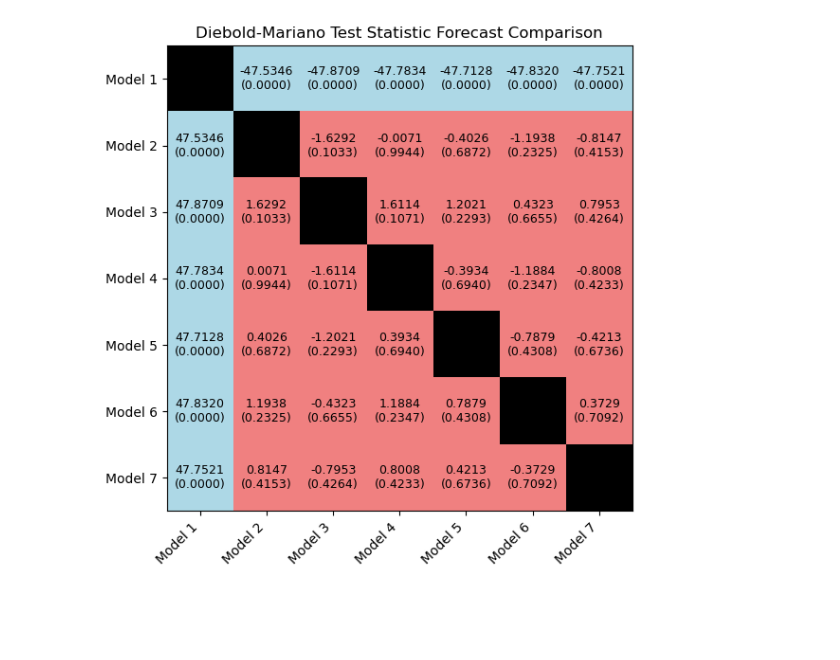
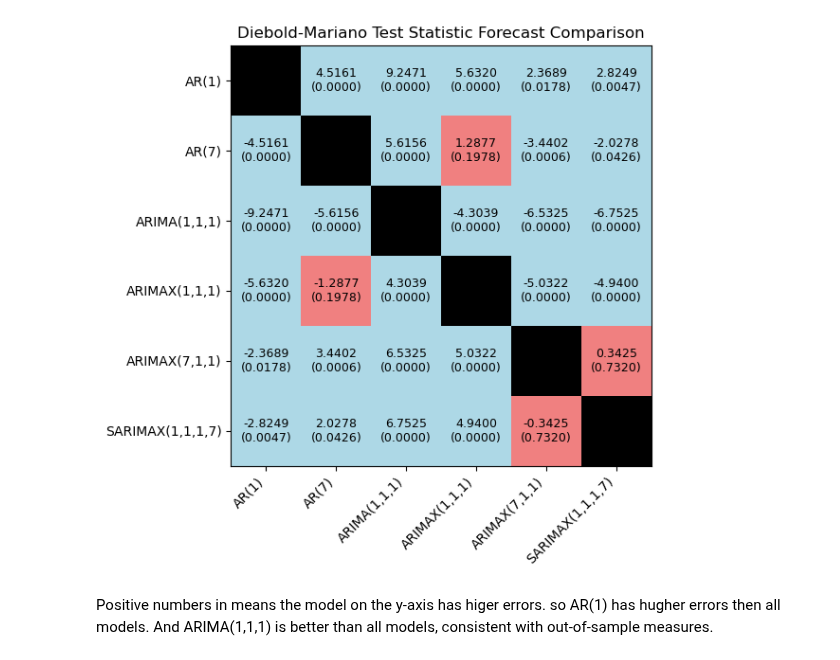
Before and after one commit to peterravn/Seminar-Adv-Finance, a Jupyter notebook: 7. Diebold-Mariano test.ipynb, the cells around one changed output. Cells and saved outputs as stored; diff of their text form; code cells hidden in the pictures; blank space fills up the shorter version.

```diff
--- a/7. Diebold-Mariano test.ipynb
+++ b/7. Diebold-Mariano test.ipynb
@@ -58,8 +46,25 @@ forecast7 = np.random.normal(0, 2, Horizon)
+# %%
+# Load the combined_predictions.csv file
+data = pd.read_csv('combined_predictions.csv')
+
+# Extract the actual and forecast values
+actual = data['Actual'].values
+forecasts = [data[col].values for col in data.columns if col != 'Actual']
+
+# Replace column names with custom names for forecasts
+forecast_names = [
+    'AR(1)',
+    'AR(7)',
+    'ARIMA(1,1,1)',
+    'ARIMAX(1,1,1)',
+    'ARIMAX(7,1,1)',
+    'SARIMAX(1,1,1,7)'
+]
+
+# Ensure the number of forecasts matches the number of new names
+assert len(forecasts) == len(forecast_names), "Number of forecasts and names must match."
 # %%
 
-# List of forecasts
-forecasts = [forecast1, forecast2, forecast3, forecast4, forecast5, forecast6, forecast7]
-forecast_names = ['Model 1', 'Model 2', 'Model 3', 'Model 4', 'Model 5', 'Model 6', 'Model 7']
 
 # Create an empty matrix to store the test statistics and p-values
 dm_matrix = np.zeros((len(forecasts), len(forecasts)))
@@ -96,31 +101,33 @@ for i in range(dm_matrix.shape[0]):
         else:
             color_matrix[i, j] = 2  # black for diagonal elements
 
 # Define custom colormap: 0 for lightred, 1 for lightblue, and 2 for black
 cmap = ListedColormap(['lightcoral', 'lightblue', 'black'])
 
 # Create the heatmap using plt
 plt.figure(figsize=(8, 6))
 
 # Create the matrix plot using imshow, with the custom color mapping
 cax = plt.imshow(color_matrix, cmap=cmap, interpolation='nearest')
 
 # Add annotations
 for i in range(dm_matrix.shape[0]):
     for j in range(dm_matrix.shape[1]):
         if i != j:  # Don't annotate the diagonal
             dm_stat = dm_matrix[i, j]
             p_value = p_value_matrix[i, j]
             # Annotate with test statistic and p-value underneath in smaller font
             plt.text(j, i, f"{dm_stat:.4f}\n({p_value:.4f})", ha='center', va='center', color='black', fontsize=9)
 
 # Add labels
 plt.xticks(np.arange(len(forecast_names)), forecast_names, rotation=45, ha="right")
 plt.yticks(np.arange(len(forecast_names)), forecast_names)
 
 # Title and show plot
 plt.title("Diebold-Mariano Test Statistic Forecast Comparison")
 plt.tight_layout()  # Ensure everything fits well
 plt.show()
 # %% [output]
-[figure, old version]
+[figure, new version]
+# %% [markdown]
+Positive numbers in means the model on the y-axis has higer errors. so AR(1) has hugher errors then all models. And ARIMA(1,1,1) is better than all models, consistent with out-of-sample measures.
```
Also changed, not shown: parts of 1 cell of this notebook.
